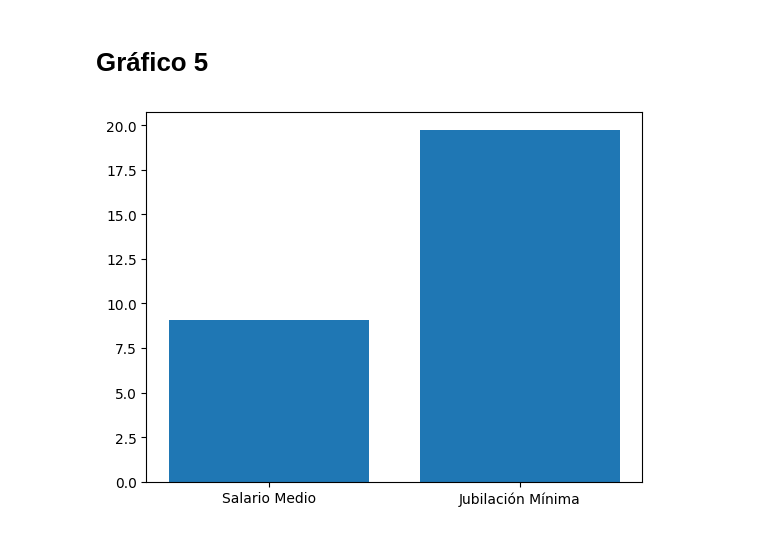
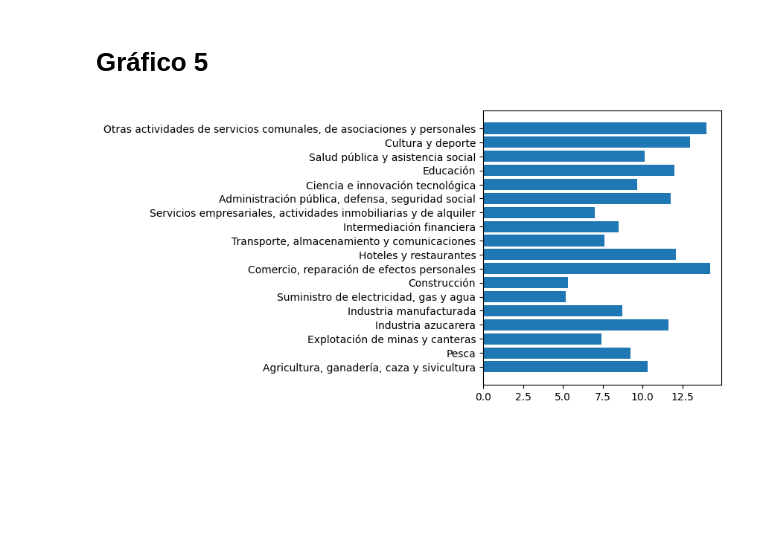
Before and after one commit to FabianCabreraD/Proyecto-ICD, a Jupyter notebook: main.ipynb, the cells around one changed output. Drawn from its saved outputs; the diff is of its cells as text; code cells hidden in the pictures; blank space fills up the shorter version.

```diff
--- a/main.ipynb
+++ b/main.ipynb
@@ -50,6 +52,6 @@ icd.soft_drink_map()
 # %% [markdown]
 <h1>Gráfico 5</h1>
 # %%
-icd.egg_graph()
+icd.egg_employees_graph()
 # %% [output]
-[figure, old version]
+[figure, new version]
```
Also changed, not shown: parts of 4 cells of this notebook, 3 other files.
